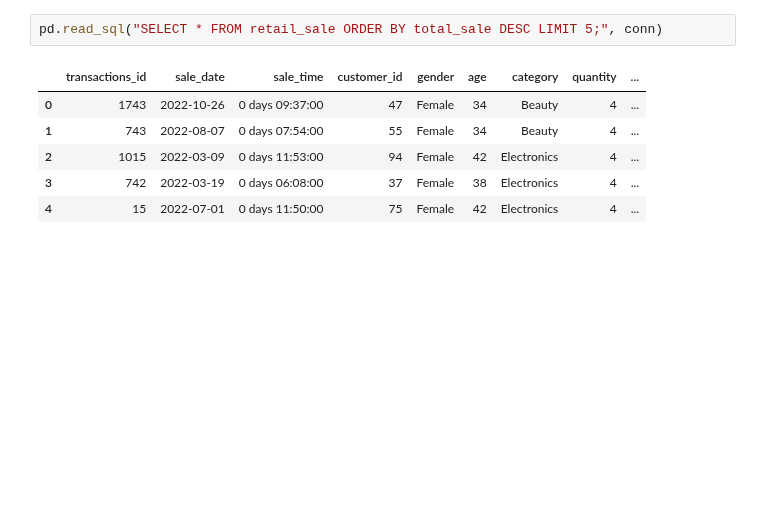
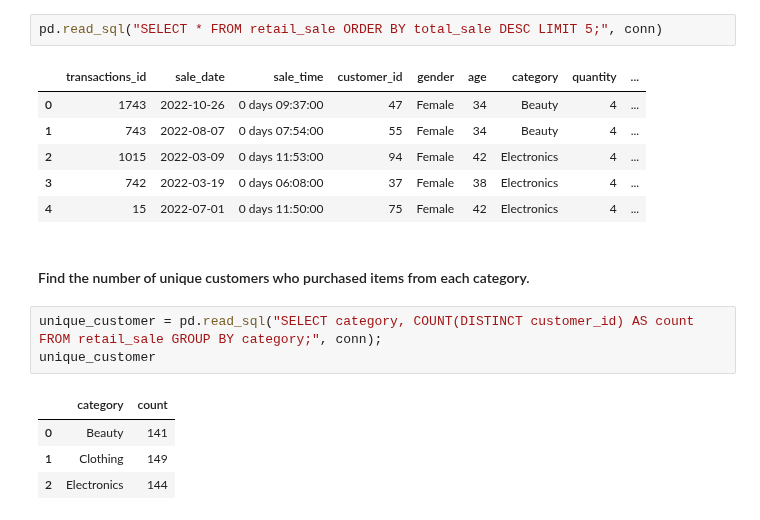
Before and after one commit to Himmu5/data-analysis, a Jupyter notebook: notebooks/retail_sale_analysis.ipynb, the cells around one changed output. Drawn from its saved outputs; the diff is of its cells as text; blank space fills up the shorter version.

Commit message:
feat: more retail data analysis added

```diff
--- a/notebooks/retail_sale_analysis.ipynb
+++ b/notebooks/retail_sale_analysis.ipynb
@@ -173,3 +173,13 @@ pd.read_sql("SELECT * FROM retail_sale ORDER BY total_sale DESC LIMIT 5;", conn)
 | 2 | 1015 | 2022-03-09 | 0 days 11:53:00 | 94 | Female | 42 | Electronics | 4 | ... |
 | 3 | 742 | 2022-03-19 | 0 days 06:08:00 | 37 | Female | 38 | Electronics | 4 | ... |
 | 4 | 15 | 2022-07-01 | 0 days 11:50:00 | 75 | Female | 42 | Electronics | 4 | ... |
+# %% [markdown]
+#### Find the number of unique customers who purchased items from each category.
+# %%
+unique_customer = pd.read_sql("SELECT category, COUNT(DISTINCT customer_id) AS count FROM retail_sale GROUP BY category;", conn);
+unique_customer
+# %% [output]
+|  | category | count |
+| 0 | Beauty | 141 |
+| 1 | Clothing | 149 |
+| 2 | Electronics | 144 |
```
Also changed, not shown: parts of 4 cells of this notebook, 1 other file.
